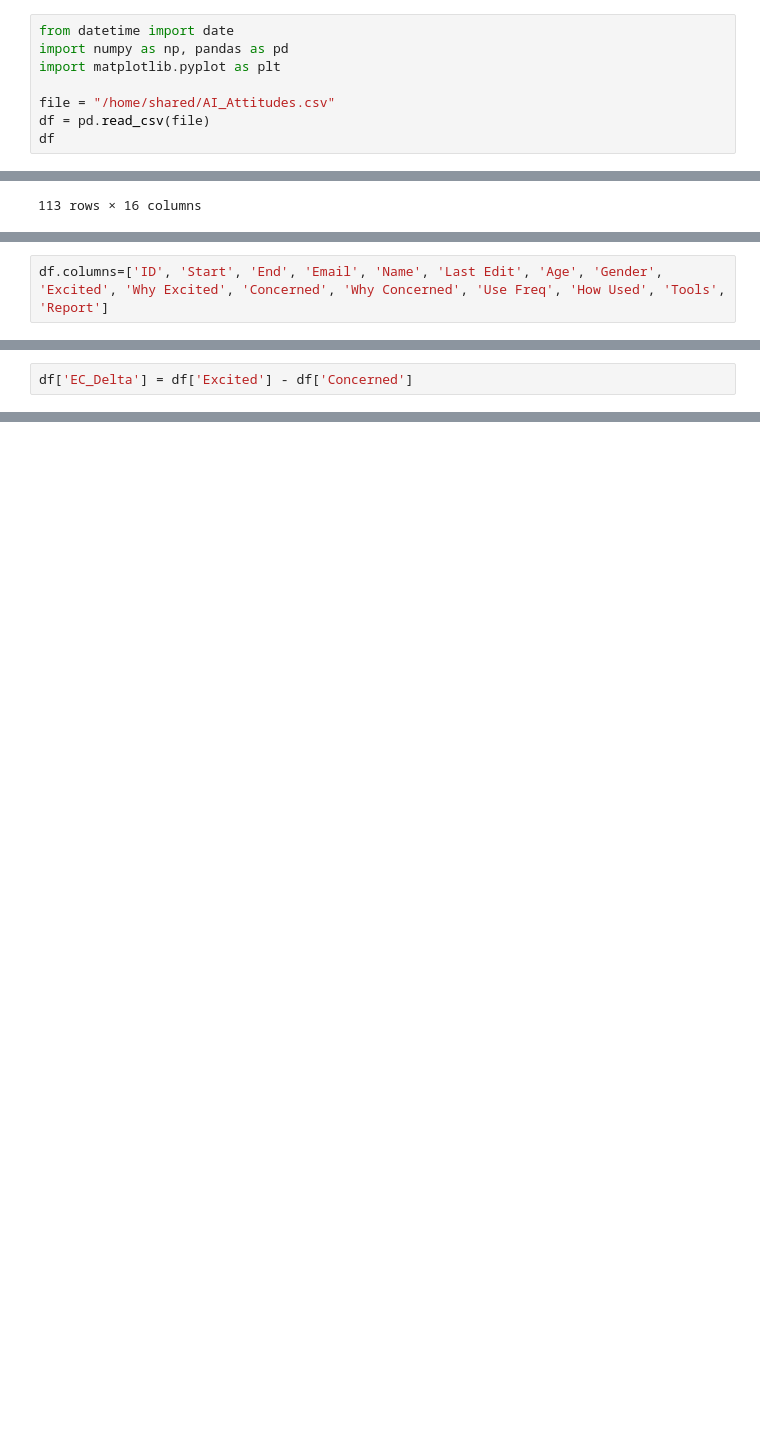
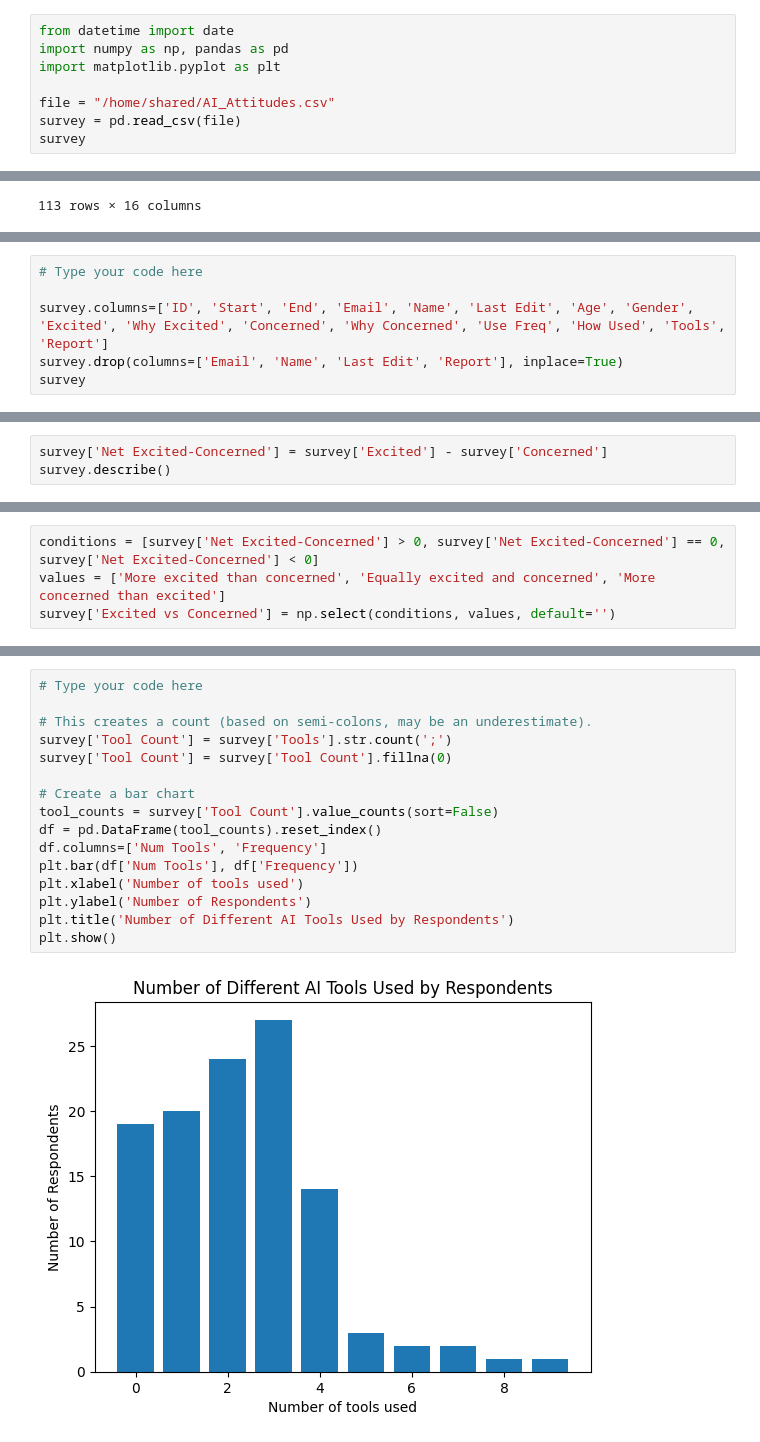
Before and after one commit to guyfrancis/dat1001, a Jupyter notebook: Data_Wrangling/Example_2_AI_Survey_Model_Answer.ipynb, the cells around one changed output, grey strips where cells are left out. Drawn from its saved outputs; the diff is of its cells as text; blank space fills up the shorter version.

Commit message:
Data Wrangling

```diff
--- a/Data_Wrangling/Example_2_AI_Survey_Model_Answer.ipynb
+++ b/Data_Wrangling/Example_2_AI_Survey_Model_Answer.ipynb
@@ -27,8 +29,8 @@ import numpy as np, pandas as pd
 import matplotlib.pyplot as plt
 
 file = "/home/shared/AI_Attitudes.csv"
-df = pd.read_csv(file)
-df
+survey = pd.read_csv(file)
+survey
 # %% [output]
 |  | ID | Start time | Completion time | Email | Name | Last modified time | Before answering a few questions ... | ... |
 | 0 | 11 | 2/20/26 9:26:30 | 2/20/26 9:28:20 | anonymous | NaN | NaN | 45-54 | ... |
@@ -58,2 +56,6 @@ df.shape
 # %%
-df.columns=['ID', 'Start', 'End', 'Email', 'Name', 'Last Edit', 'Age', 'Gender', 'Excited', 'Why Excited', 'Concerned', 'Why Concerned', 'Use Freq', 'How Used', 'Tools', 'Report']
+# Type your code here
+
+survey.columns=['ID', 'Start', 'End', 'Email', 'Name', 'Last Edit', 'Age', 'Gender', 'Excited', 'Why Excited', 'Concerned', 'Why Concerned', 'Use Freq', 'How Used', 'Tools', 'Report']
+survey.drop(columns=['Email', 'Name', 'Last Edit', 'Report'], inplace=True)
+survey
@@ -101,2 +81,3 @@ Standard error: 0.076
 # %%
-df['EC_Delta'] = df['Excited'] - df['Concerned']
+survey['Net Excited-Concerned'] = survey['Excited'] - survey['Concerned']
+survey.describe()
@@ -118,0 +103,4 @@ df
+# %%
+conditions = [survey['Net Excited-Concerned'] > 0, survey['Net Excited-Concerned'] == 0, survey['Net Excited-Concerned'] < 0]
+values = ['More excited than concerned', 'Equally excited and concerned', 'More concerned than excited']
+survey['Excited vs Concerned'] = np.select(conditions, values, default='')
@@ -118,0 +142,18 @@ df
+# %%
+# Type your code here
+
+# This creates a count (based on semi-colons, may be an underestimate).
+survey['Tool Count'] = survey['Tools'].str.count(';')
+survey['Tool Count'] = survey['Tool Count'].fillna(0)
+
+# Create a bar chart
+tool_counts = survey['Tool Count'].value_counts(sort=False)
+df = pd.DataFrame(tool_counts).reset_index()
+df.columns=['Num Tools', 'Frequency']
+plt.bar(df['Num Tools'], df['Frequency'])
+plt.xlabel('Number of tools used')
+plt.ylabel('Number of Respondents')
+plt.title('Number of Different AI Tools Used by Respondents')
+plt.show()
+# %% [output]
+[figure, added]
```
Also changed, not shown: parts of 16 cells of this notebook, 2 other files.
